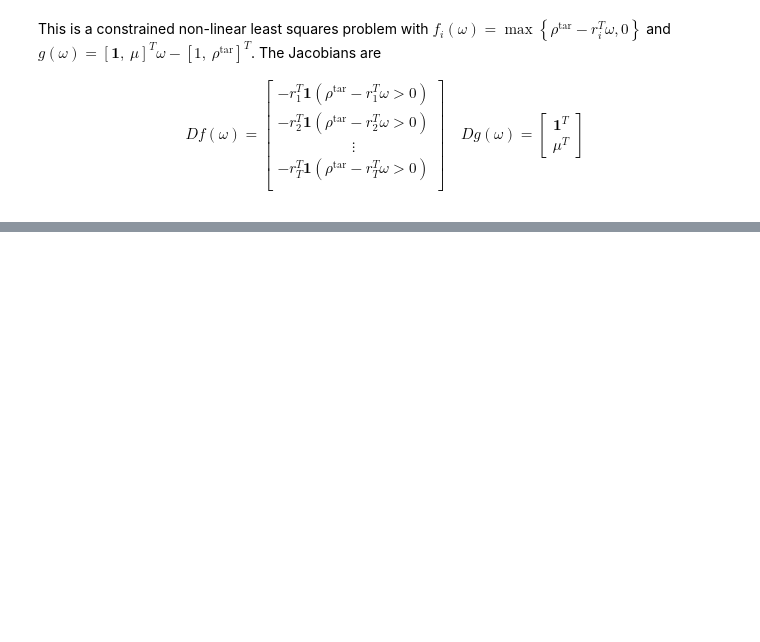
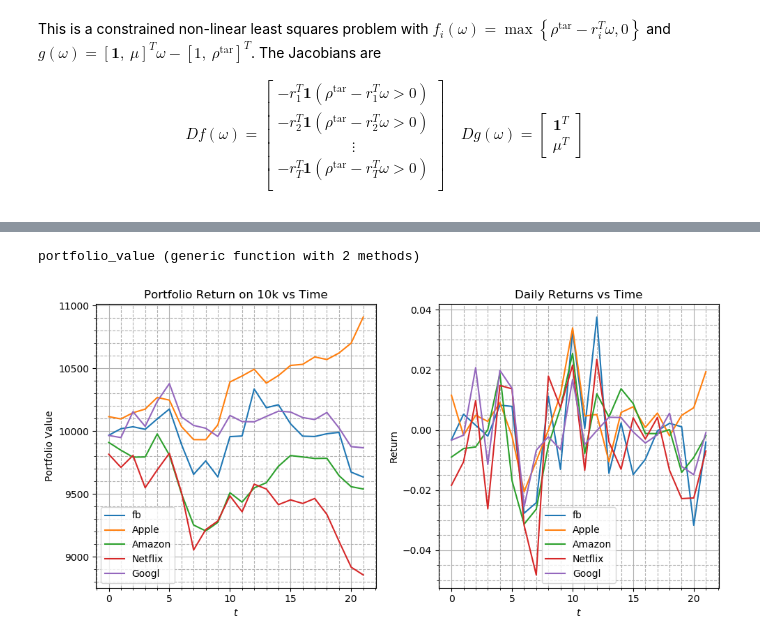
Before and after one commit to chaaland/AppliedLinAlg, a Jupyter notebook: Chapter19.ipynb, the cells around one changed output, grey strips where cells are left out. Drawn from its saved outputs; the diff is of its cells as text; code cells hidden in the pictures; blank space fills up the shorter version.

```diff
--- a/Chapter19.ipynb
+++ b/Chapter19.ipynb
@@ -148,0 +190,63 @@ This is a constrained non-linear least squares problem with $f_i(\omega) = \max\
+# %%
+function daily_returns(X)
+    return (X[:Close] - X[:Open]) ./ X[:Open]
+end
+
+function portfolio_value(r::Vector{T}, V=10000) where T<:Real
+    N = length(r);
+
+    return V * vec([prod(1 .+ r[1:i]) for i in 1:N]);
+end
+# %% [output]
+portfolio_value (generic function with 2 methods)
+# %%
+fb_df = CSV.read("data/fb.csv");
+aapl_df = CSV.read("data/aapl.csv");
+amzn_df = CSV.read("data/amzn.csv");
+nflx_df = CSV.read("data/nflx.csv");
+goog_df = CSV.read("data/goog.csv");
+# %%
+fb_returns = daily_returns(fb_df);
+aapl_returns = daily_returns(aapl_df);
+amzn_returns = daily_returns(amzn_df);
+nflx_returns = daily_returns(nflx_df);
+goog_returns = daily_returns(goog_df);
+# %%
+figure(figsize=(10,5));
+
+subplot(121);
+plot(portfolio_value(fb_returns), label="fb");
+plot(portfolio_value(aapl_returns), label="Apple");
+plot(portfolio_value(amzn_returns), label="Amazon");
+plot(portfolio_value(nflx_returns), label="Netflix");
+plot(portfolio_value(goog_returns), label="Googl");
+
+legend();
+title("Portfolio Return on 10k vs Time");
+xlabel(L"$t$");
+ylabel("Portfolio Value");
+
+grid(true, which="major");
+grid(true, which="minor",linestyle="--");
+PyPlot.minorticks_on();
+
+subplot(122);
+
+plot(fb_returns, label="fb");
+plot(aapl_returns, label="Apple");
+plot(amzn_returns, label="Amazon");
+plot(nflx_returns, label="Netflix");
+plot(goog_returns, label="Googl");
+
+legend();
+title("Daily Returns vs Time");
+xlabel(L"$t$");
+ylabel("Return");
+
+grid(true, which="major");
+grid(true, which="minor",linestyle="--");
+PyPlot.minorticks_on();
+
+PyPlot.tight_layout();
+# %% [output]
+[figure, added]
```
Also changed, not shown: parts of 20 cells of this notebook.
